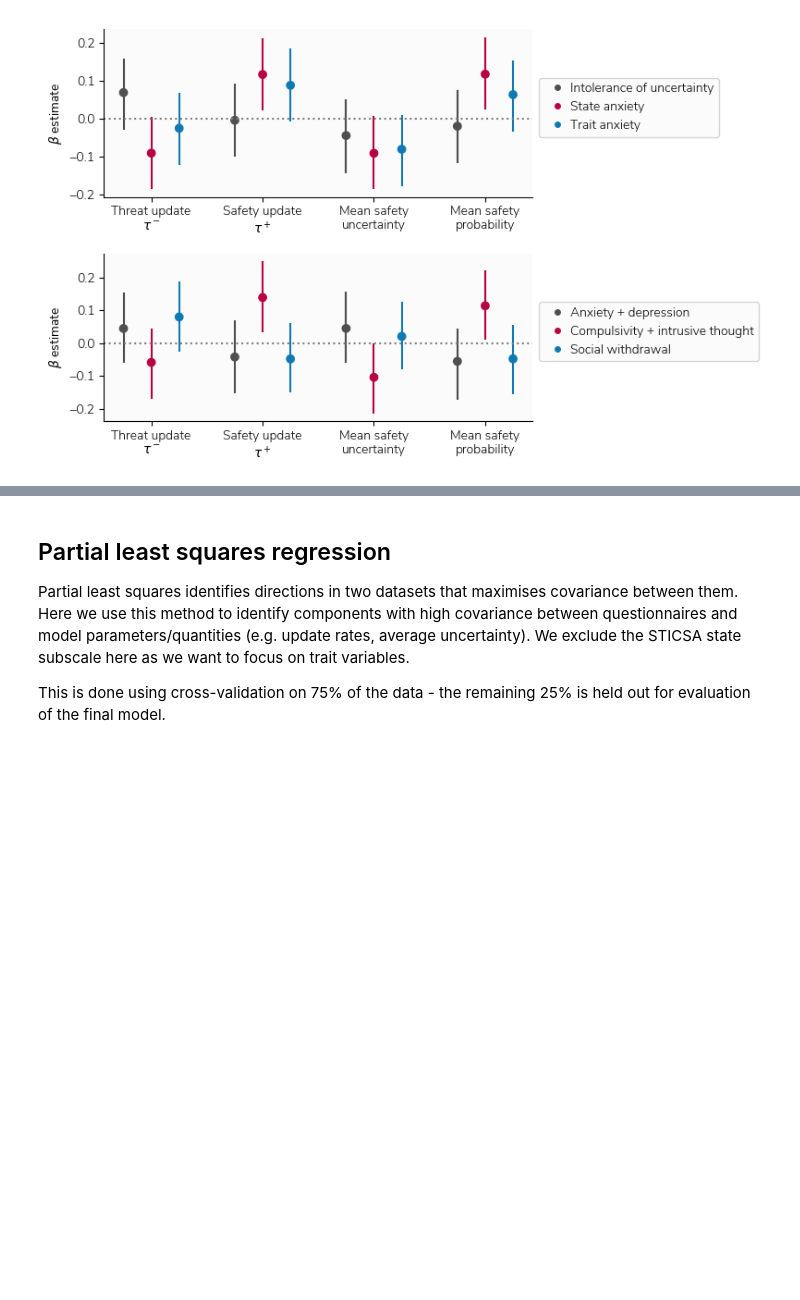
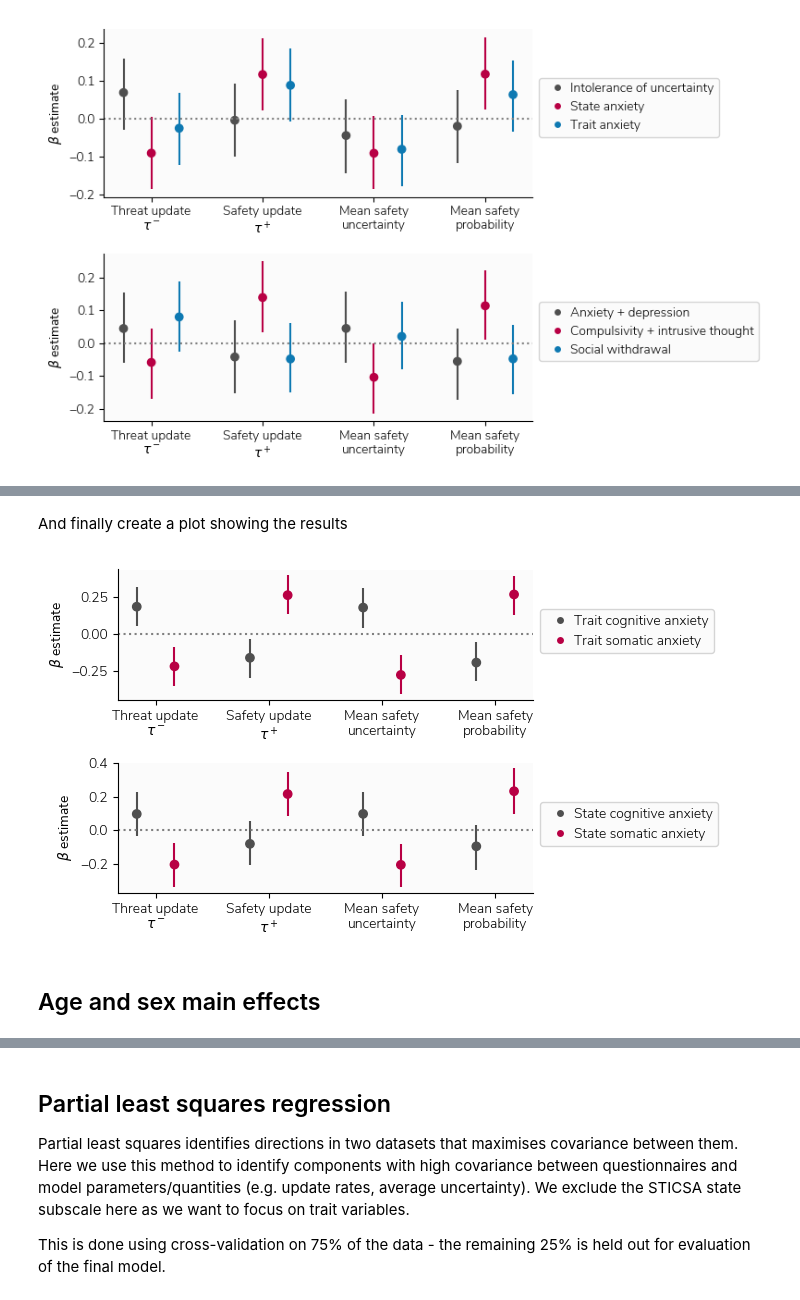
Before and after one commit to tobywise/online-aversive-learning, a Jupyter notebook: notebooks/psychopathology_analysis.ipynb, the cells around one changed output, grey strips where cells are left out. Cells and saved outputs as stored; diff of their text form; code cells hidden in the pictures; blank space fills up the shorter version.

```diff
--- a/notebooks/psychopathology_analysis.ipynb
+++ b/notebooks/psychopathology_analysis.ipynb
@@ -405,11 +424,12 @@ First we need to extract the results of our model fitting, and tidy up the outpu
 # Get results of model fitting
 summary_dfs = []
 for n, lm in tqdm(enumerate(models)):
-    summary = lm[2000:].summary()  # Drop initial 2000 samples
-    summary = summary[~summary.index.isin(['Intercept', 'sex', 'mean_health', 'age'])]
-    summary = summary[~summary.index.str.contains('_sd')]
-    summary['outcome'] = lm.model.outcome
-    summary_dfs.append(summary)
+    if not lm.summary().index.str.contains(':').any():
+        summary = lm[2000:].summary()  # Drop initial 2000 samples
+        summary = summary[~summary.index.isin(['Intercept', 'sex', 'mean_health', 'age'])]
+        summary = summary[~summary.index.str.contains('_sd')]
+        summary['outcome'] = lm.model.outcome
+        summary_dfs.append(summary)
 df = pd.concat(summary_dfs)
 
 # Get results for modelling variables
@@ -515,0 +538,9 @@ plt.savefig('../figures/regression_plot.png')
+# %%
+# Get results for STICSA variables
+trait_subscale_df_model = df[(df.index.isin(['STICSA_T_cognitive', 'STICSA_T_somatic'])) & (~df.outcome.isin(['ws', 'ls']))]
+state_subscale_df_model = df[(df.index.isin(['STICSA_S_cognitive', 'STICSA_S_somatic'])) & (~df.outcome.isin(['ws', 'ls']))]
+
+# # Remove variables we don't care about - we had no hypotheses regarding decay rates, stickiness, or temperature parameters
+# # but ran these models in case they are of interest to others
+trait_subscale_df_model = remove_other_vars(trait_subscale_df_model)
+state_subscale_df_model = remove_other_vars(state_subscale_df_model)
@@ -515,0 +573,51 @@ plt.savefig('../figures/regression_plot.png')
+# %% [markdown]
+And finally create a plot showing the results
+# %%
+f, ax = plt.subplots(2, 1, figsize=(7, 4), dpi=100, facecolor='white')
+
+# Plot Trait results
+trait_subscale_df_model.loc[:, 'predictor'] = trait_subscale_df_model.index
+trait_subscale_df_model['outcome'] = trait_subscale_df_model['outcome'].replace(outcomes_dict)
+xpos = np.arange(len(trait_subscale_df_model)).astype(float)
+for i in range(len(trait_subscale_df_model['outcome'].unique())):
+    xpos[i*2:i*2+2] += i * 1
+ax[0].scatter(xpos, 'mean', facecolors=pal[:2], data=trait_subscale_df_model, label=None)
+ax[0].errorbar(xpos, 'mean', yerr=[trait_subscale_df_model['mean'] - trait_subscale_df_model['hpd0.95_lower'],
+                                trait_subscale_df_model['hpd0.95_upper'] - trait_subscale_df_model['mean']], fmt='none', label=None, ecolor=pal[:2], data=trait_subscale_df_model)
+ax[0].axhline(0, linestyle=':', c='grey')
+ax[0].set_xticks(np.arange(len(trait_subscale_df_model['outcome'].unique())) * 3 + 0.5)
+ax[0].set_xticklabels(trait_subscale_df_model['outcome'].unique())
+ax[0].set_ylabel(r"$\beta$ estimate")
+
+legend_elements = [Line2D([0], [0], marker='o', color='None', label='Trait cognitive anxiety', markerfacecolor=pal[0], markersize=5),
+                   Line2D([0], [0], marker='o', color='None', label='Trait somatic anxiety', markerfacecolor=pal[1], markersize=5)]
+ax[0].legend(handles=legend_elements, loc='upper left', ncol=1, handletextpad=0.01, mode=None, columnspacing=0.1,
+            bbox_to_anchor=(1, 0.75))
+
+# Plot state results
+state_subscale_df_model.loc[:, 'predictor'] = state_subscale_df_model.index
+state_subscale_df_model['outcome'] = state_subscale_df_model['outcome'].replace(outcomes_dict)
+xpos = np.arange(len(state_subscale_df_model)).astype(float)
+for i in range(len(state_subscale_df_model['outcome'].unique())):
+    xpos[i*2:i*2+2] += i * 1
+ax[1].scatter(xpos, 'mean', facecolors=pal[:2], data=state_subscale_df_model, label=None)
+ax[1].errorbar(xpos, 'mean', yerr=[state_subscale_df_model['mean'] - state_subscale_df_model['hpd0.95_lower'],
+                                state_subscale_df_model['hpd0.95_upper'] - state_subscale_df_model['mean']], fmt='none', label=None, ecolor=pal[:2], data=state_subscale_df_model)
+ax[1].axhline(0, linestyle=':', c='grey')
+ax[1].set_xticks(np.arange(len(state_subscale_df_model['outcome'].unique())) * 3 + 0.5)
+ax[1].set_xticklabels(state_subscale_df_model['outcome'].unique())
+ax[1].set_ylabel(r"$\beta$ estimate")
+
+legend_elements = [Line2D([0], [0], marker='o', color='None', label='State cognitive anxiety', markerfacecolor=pal[0], markersize=5),
+                   Line2D([0], [0], marker='o', color='None', label='State somatic anxiety', markerfacecolor=pal[1], markersize=5)]
+ax[1].legend(handles=legend_elements, loc='upper left', ncol=1, handletextpad=0.01, mode=None, columnspacing=0.1,
+            bbox_to_anchor=(1, 0.75))
+
+sns.despine()
+plt.tight_layout()
+plt.savefig('../figures/regression_plot_sticsa_subscales.svg')
+plt.savefig('../figures/regression_plot_sticsa_subscales.png')
+# %% [output]
+[figure, added]
+# %% [markdown]
+## Age and sex main effects
```
Also changed, not shown: parts of 20 cells of this notebook, 2 other files.
